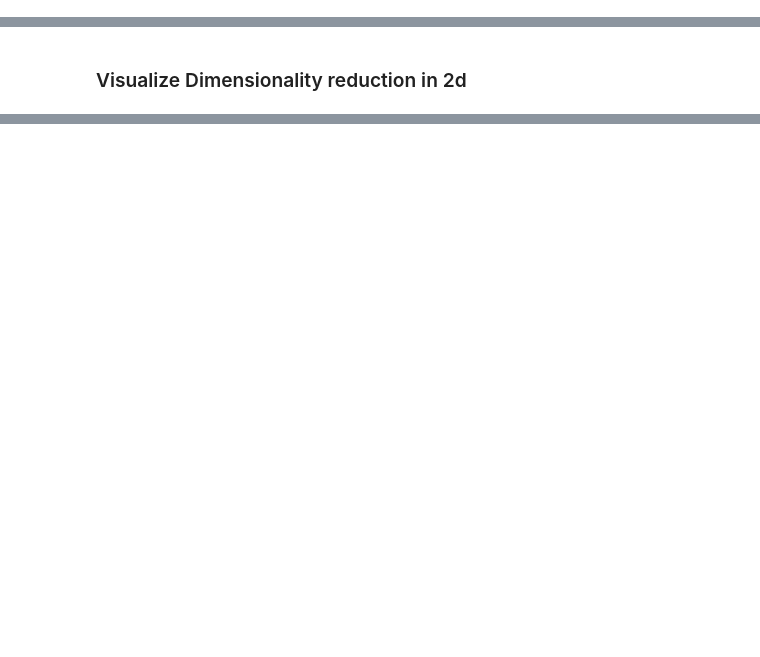
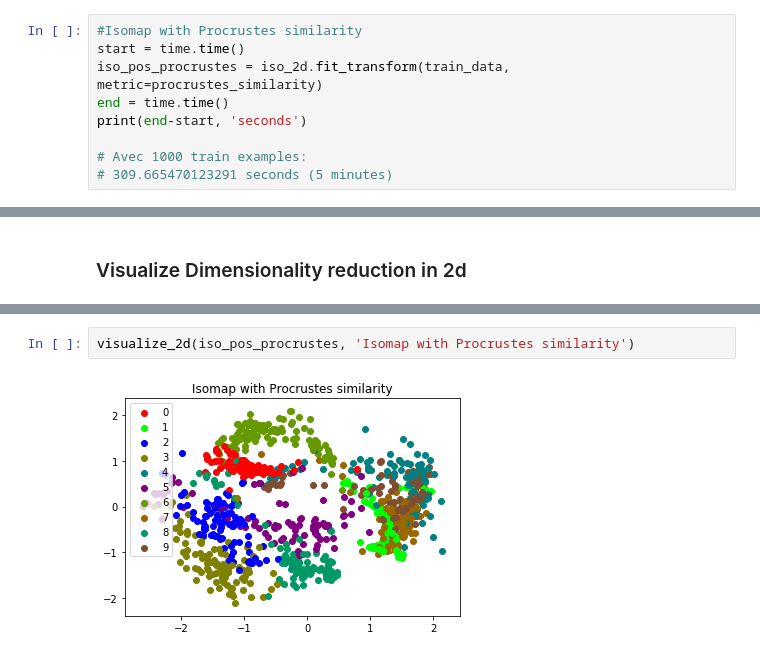
Before and after one commit to felixadam/ift3700_tp1, a Jupyter notebook: Travail1.ipynb, the cells around one changed output, grey strips where cells are left out. Drawn from its saved outputs; the diff is of its cells as text; blank space fills up the shorter version.

```diff
--- a/Travail1.ipynb
+++ b/Travail1.ipynb
@@ -402,0 +528,9 @@ print(end-start, 'seconds')
+# %%
+#Isomap with Procrustes similarity
+start = time.time()
+iso_pos_procrustes = iso_2d.fit_transform(train_data, metric=procrustes_similarity)
+end = time.time()
+print(end-start, 'seconds')
+
+# Avec 1000 train examples:
+# 309.665470123291 seconds (5 minutes)
@@ -539,0 +688,4 @@ visualize_2d(iso_pos_cosine, 'Isomap with Cosine similarity')
+# %%
+visualize_2d(iso_pos_procrustes, 'Isomap with Procrustes similarity')
+# %% [output]
+[figure, added]
```
Also changed, not shown: parts of 25 cells of this notebook.
